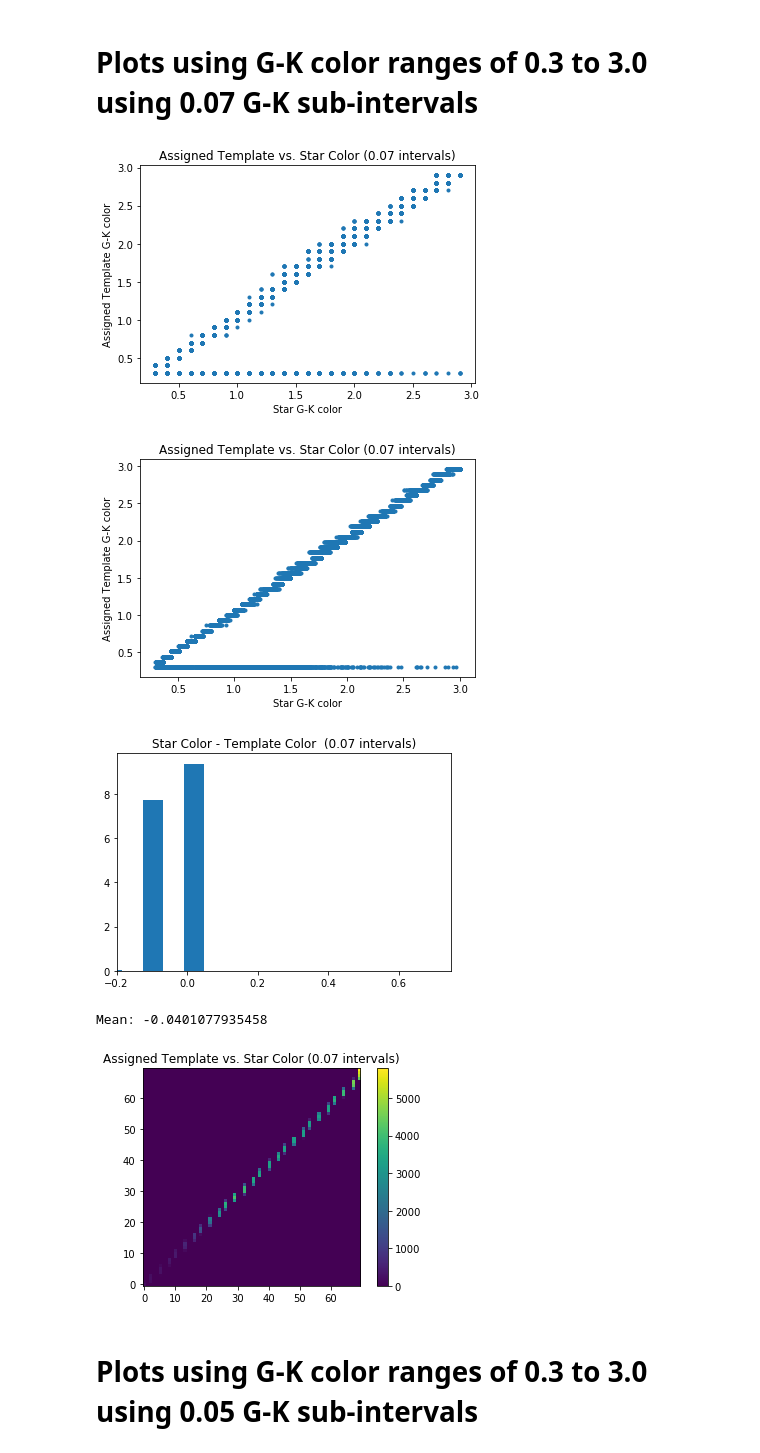
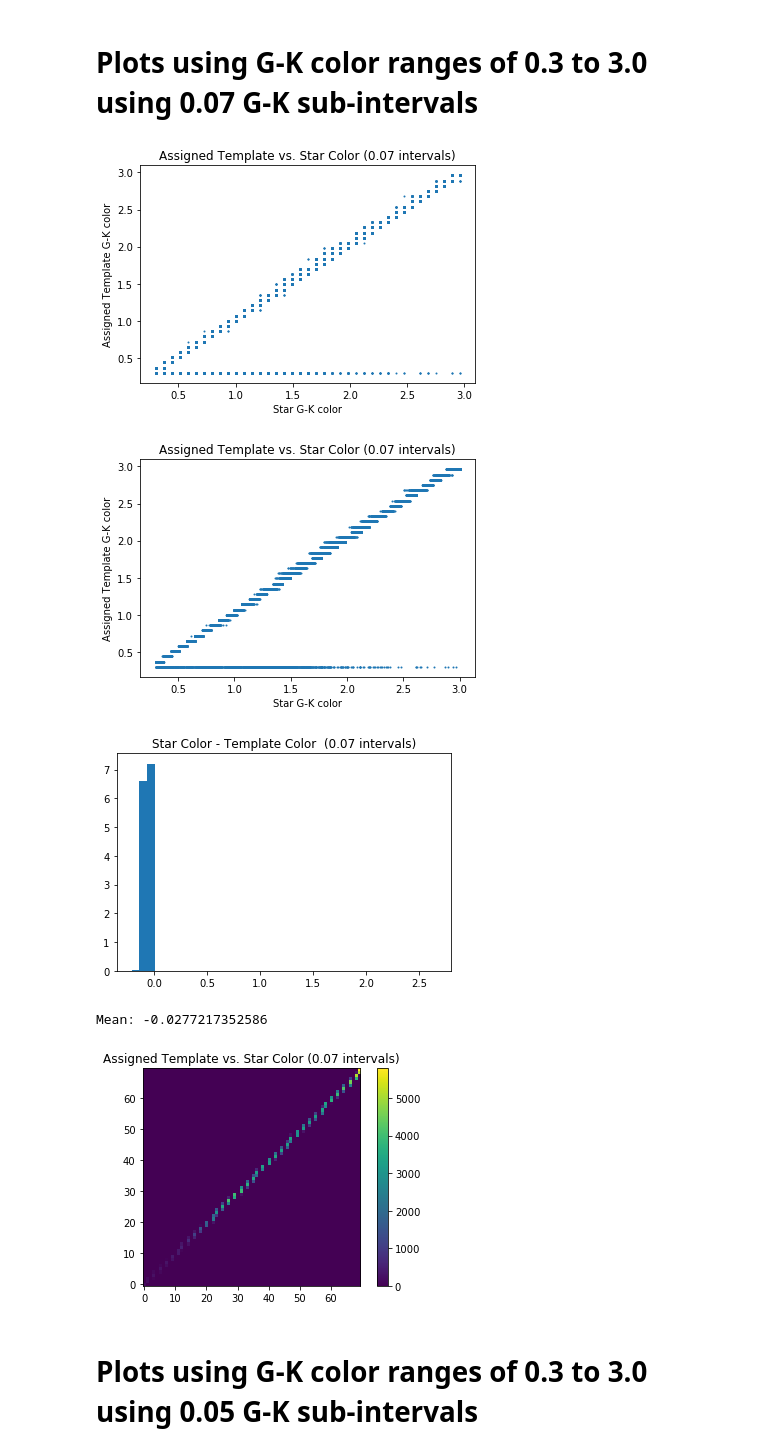
Before and after one commit to leemundy/GAIA, a Jupyter notebook: Work-Areas/khall/notebook/Data/StarFitting.ipynb, the cells around one changed output. Saved outputs shown, nothing was run; the diff lists cells and outputs as text; code cells hidden in the pictures.

```diff
--- a/Work-Areas/khall/notebook/Data/StarFitting.ipynb
+++ b/Work-Areas/khall/notebook/Data/StarFitting.ipynb
@@ -401,7 +401,7 @@ new_Jmag = np.array(new_Jmag)
 new_Hmag = np.array(new_Hmag)
 new_Kmag = np.array(new_Kmag)
 
-colors = np.arange(0.3,3,0.07) # EDIT THIS TO USE DESIRED NUMBER OF COLORS
+colors = np.arange(1,2,0.01) # EDIT THIS TO USE DESIRED NUMBER OF COLORS
 #color = ColorClassification(new_Gmag,new_Kmag,colors)
 color = ColorClassification(Gmag,Kmag,colors)
 
@@ -501,7 +501,7 @@ all_starBands = []
 for i in range(len(Gmag)):
     if(Gmag[i] != np.nan and GBmag[i] != np.nan and GRmag[i] != np.nan and Jmag[i] \
        != np.nan and Hmag[i] != np.nan and Kmag[i] != np.nan and \
-       (Gmag[i]-Kmag[i]) <=3.0 and (Gmag[i]-Kmag[i]) >= 0.3 and (Gmag[i] - Kmag[i]) != np.nan \
+       (Gmag[i]-Kmag[i]) <=2.0 and (Gmag[i]-Kmag[i]) >= 1.0 and (Gmag[i] - Kmag[i]) != np.nan \
       and (Gmag[i]-Hmag[i]) != np.nan):
 
         all_starBands.append([Gmag[i],GBmag[i],GRmag[i],Jmag[i],Hmag[i],Kmag[i]])
@@ -648,51 +712,51 @@ Mean: -0.0401077935458
 # temp_bin_vals = np.array(temp_bin_vals)
 
 # star_bin_vals_07 = copy.copy(star_bin_vals)
-# temp_bin_vals_07 = copy.copy(temp_bin_vals) KEEP THESE 4 LINES COMMENTED OUT UNLESS BEING USED
+# temp_bin_vals_07 = copy.copy(temp_bin_vals) #KEEP THESE 4 LINES COMMENTED OUT UNLESS BEING USED
 
 # PLOT CURVE RELATING STAR COLOR AND ASSIGNED TEMPLATE COLOR WHERE STAR COLOR IS DIGITIZED
-plt.plot(star_bin_vals_07,temp_bin_vals_07,'.')
+plt.scatter(star_bin_vals_07,temp_bin_vals_07,s=1.0)
 plt.title('Assigned Template vs. Star Color (0.07 intervals)')
 plt.xlabel('Star G-K color')
 plt.ylabel('Assigned Template G-K color')
 plt.show()
 
 # CREATING SAME CURVE WHERE STAR COLOR IS NOT DIGITIZED
 diff_07 = []
 for i in range(len(all_starBands)):
     starBands= np.array(all_starBands[i])
     starBands = starBands[~np.isnan(starBands)]
     if(len(starBands) == len(all_starBands[0])):
         diff_07.append(starBands[0] - starBands[5])
 diff_07 = np.array(diff_07)
 
 
-plt.plot(diff_07,temp_bin_vals,'.')
+plt.scatter(diff_07,temp_bin_vals_07,s=1.0)
 plt.title('Assigned Template vs. Star Color (0.07 intervals)')
 plt.xlabel('Star G-K color')
 plt.ylabel('Assigned Template G-K color')
 plt.show()
 
 # CREATING HISTOGRAM OF THE DIFFERENCE BETWEEN STAR COLOR AND TEMPLATE COLOR
 difference_07 = star_bin_vals_07-temp_bin_vals_07
 
-bins_07 = plt.hist(difference_07,50,normed=True)
+bins_07 = plt.hist(difference_07,40,normed=True)
 plt.title('Star Color - Template Color  (0.07 intervals)')
-plt.xlim([-0.2,0.75])
+#plt.xlim([-0.2,0.75])
 plt.show()
 print('Mean:',np.mean(difference_07))
 # CREATING HEATMAP OF THE FIRST TWO PLOTS ABOVE
 heatmap, xedges, yedges = np.histogram2d(star_bin_vals_07, diff_07, bins=70)
 plt.imshow(heatmap.T, origin='lower')
 plt.title('Assigned Template vs. Star Color (0.07 intervals)')
 plt.colorbar()
 plt.show()
 # %% [output]
-[figure, old version]
+[figure, new version]
-[figure, old version]
+[figure, new version]
-[figure, old version]
+[figure, new version]
-Mean: -0.0401077935458
+Mean: -0.0277217352586
-[figure, old version]
+[figure, new version]
 # %% [markdown]
 # **Plots using G-K color ranges of 0.3 to 3.0 using 0.05 G-K sub-intervals**
 # %%
```
Also changed, not shown: parts of 24 cells of this notebook.
